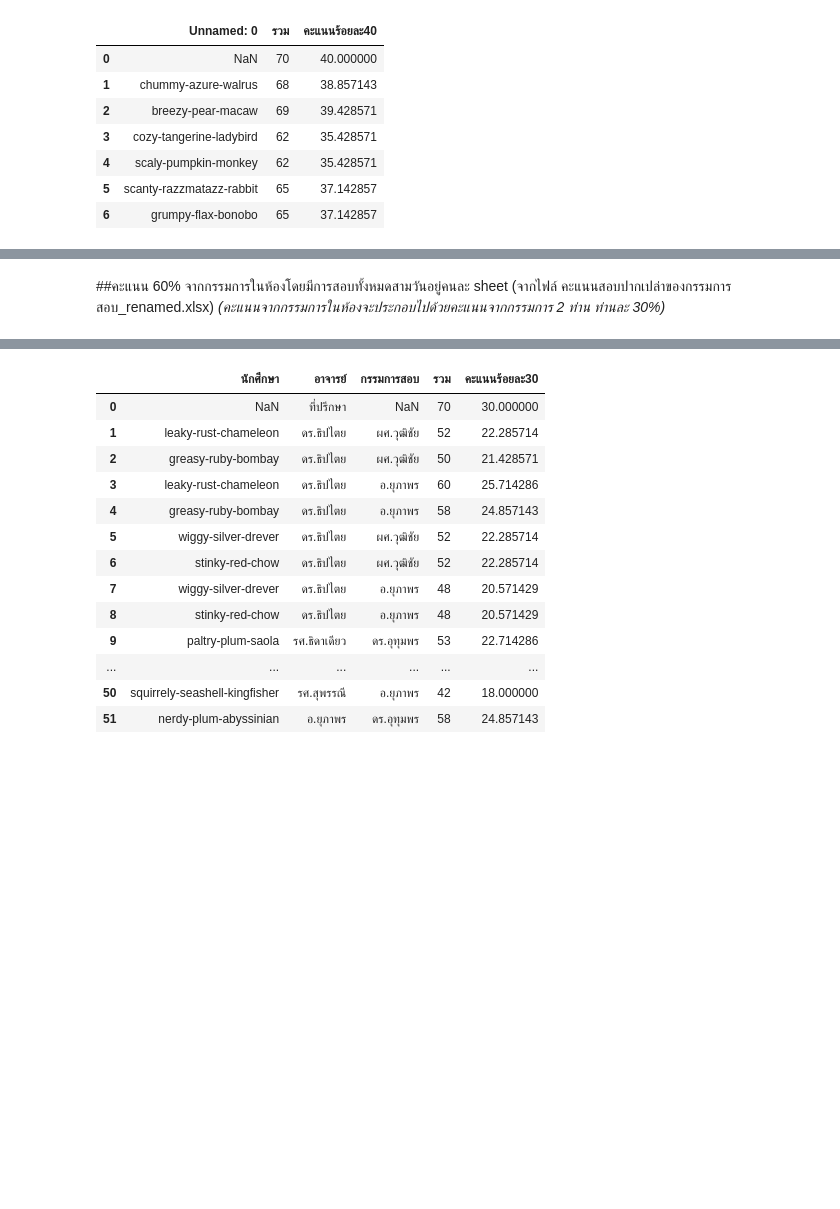
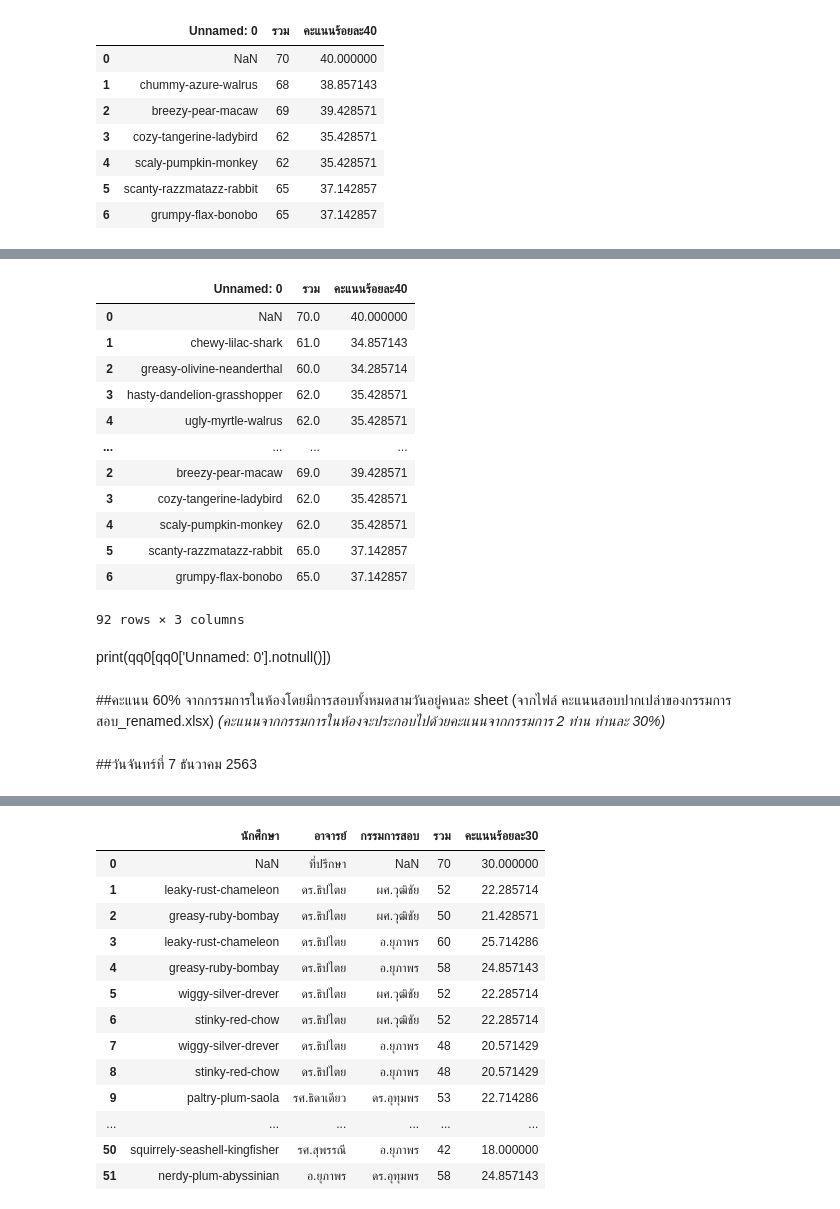
Before and after one commit to 1234567890qqqqqq/BasicProg_DataViz65, a Jupyter notebook: aon1.ipynb, the cells around one changed output, grey strips where cells are left out. Cells and saved outputs as stored; diff of their text form; code cells hidden in the pictures; blank space fills up the shorter version.

```diff
--- a/aon1.ipynb
+++ b/aon1.ipynb
@@ -654,0 +698,3 @@ advisor121
+# %%
+qq0 = qq.fillna(method='ffill')
+qq0.head()
@@ -655,5 +708,26 @@ advisor121
+# %%
+qq1 = qq0[['Unnamed: 0','รวม','คะแนนร้อยละ40']]
+qq1
+# %% [output]
+|  | Unnamed: 0 | รวม | คะแนนร้อยละ40 |
+| 0 | NaN | 70.0 | 40.000000 |
+| 1 | chewy-lilac-shark | 61.0 | 34.857143 |
+| 2 | greasy-olivine-neanderthal | 60.0 | 34.285714 |
+| 3 | hasty-dandelion-grasshopper | 62.0 | 35.428571 |
+| 4 | ugly-myrtle-walrus | 62.0 | 35.428571 |
+| ... | ... | ... | ... |
+| 2 | breezy-pear-macaw | 69.0 | 39.428571 |
+| 3 | cozy-tangerine-ladybird | 62.0 | 35.428571 |
+| 4 | scaly-pumpkin-monkey | 62.0 | 35.428571 |
+| 5 | scanty-razzmatazz-rabbit | 65.0 | 37.142857 |
+| 6 | grumpy-flax-bonobo | 65.0 | 37.142857 |
+92 rows × 3 columns
+# %% [markdown]
+print(qq0[qq0['Unnamed: 0'].notnull()])
 # %% [markdown]
 ##คะแนน 60% จากกรรมการในห้องโดยมีการสอบทั้งหมดสามวันอยู่คนละ sheet (จากไฟล์ คะแนนสอบปากเปล่าของกรรมการสอบ_renamed.xlsx) *(คะแนนจากกรรมการในห้องจะประกอบไปด้วยคะแนนจากกรรมการ 2 ท่าน ท่านละ 30%)*
+# %% [markdown]
+##วันจันทร์ที่ 7 ธันวาคม 2563
 # %%
 day0_1.head()
 # %% [output]
```
Also changed, not shown: parts of 17 cells of this notebook.
